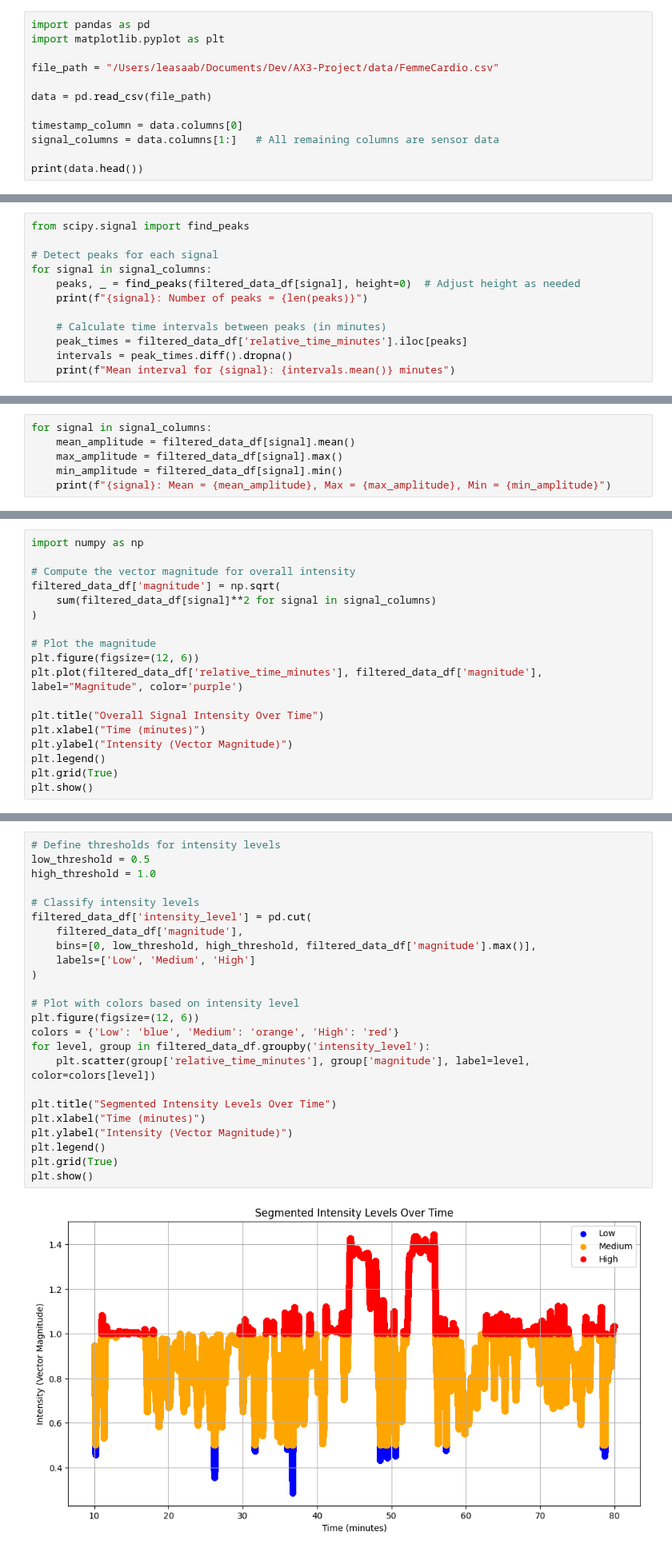
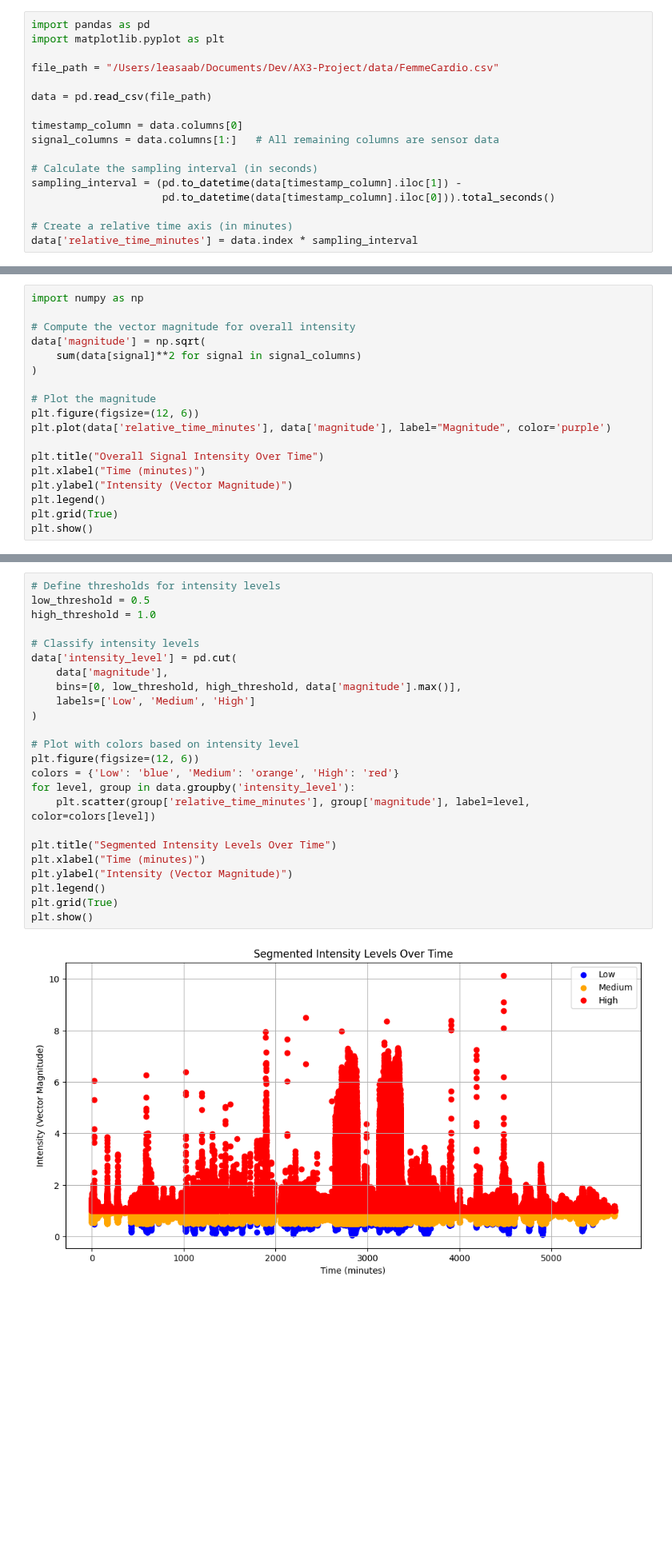
Before and after one commit to leyah-sa/AX3-Project, a Jupyter notebook: notebooks/Smoker/Smoker-analysis.ipynb, the cells around one changed output, grey strips where cells are left out. Shown at 80% size. Cells and saved outputs as stored; diff of their text form; blank space fills up the shorter version.

```diff
--- a/notebooks/Smoker/Smoker-analysis.ipynb
+++ b/notebooks/Smoker/Smoker-analysis.ipynb
@@ -9,4 +9,9 @@ data = pd.read_csv(file_path)
 timestamp_column = data.columns[0]
 signal_columns = data.columns[1:]   # All remaining columns are sensor data
 
-print(data.head())
+# Calculate the sampling interval (in seconds)
+sampling_interval = (pd.to_datetime(data[timestamp_column].iloc[1]) -
+                     pd.to_datetime(data[timestamp_column].iloc[0])).total_seconds()
+
+# Create a relative time axis (in minutes)
+data['relative_time_minutes'] = data.index * sampling_interval
@@ -496,12 +59,0 @@ Use peak detection to calculate metrics like step cadence or repetitions:
-# %%
-from scipy.signal import find_peaks
-
-# Detect peaks for each signal
-for signal in signal_columns:
-    peaks, _ = find_peaks(filtered_data_df[signal], height=0)  # Adjust height as needed
-    print(f"{signal}: Number of peaks = {len(peaks)}")
-
-    # Calculate time intervals between peaks (in minutes)
-    peak_times = filtered_data_df['relative_time_minutes'].iloc[peaks]
-    intervals = peak_times.diff().dropna()
-    print(f"Mean interval for {signal}: {intervals.mean()} minutes")
@@ -565,6 +59,0 @@ Compute statistics for signal amplitude to compare intensity across time:
-# %%
-for signal in signal_columns:
-    mean_amplitude = filtered_data_df[signal].mean()
-    max_amplitude = filtered_data_df[signal].max()
-    min_amplitude = filtered_data_df[signal].min()
-    print(f"{signal}: Mean = {mean_amplitude}, Max = {max_amplitude}, Min = {min_amplitude}")
@@ -576,13 +63,13 @@ for signal in signal_columns:
 import numpy as np
 
 # Compute the vector magnitude for overall intensity
-filtered_data_df['magnitude'] = np.sqrt(
-    sum(filtered_data_df[signal]**2 for signal in signal_columns)
+data['magnitude'] = np.sqrt(
+    sum(data[signal]**2 for signal in signal_columns)
 )
 
 # Plot the magnitude
 plt.figure(figsize=(12, 6))
-plt.plot(filtered_data_df['relative_time_minutes'], filtered_data_df['magnitude'], label="Magnitude", color='purple')
+plt.plot(data['relative_time_minutes'], data['magnitude'], label="Magnitude", color='purple')
 
 plt.title("Overall Signal Intensity Over Time")
 plt.xlabel("Time (minutes)")
@@ -601,29 +88,29 @@ Heatmaps are excellent for showing how intensity changes for each axis over time
 # %%
 # Define thresholds for intensity levels
 low_threshold = 0.5
 high_threshold = 1.0
 
 # Classify intensity levels
-filtered_data_df['intensity_level'] = pd.cut(
-    filtered_data_df['magnitude'],
-    bins=[0, low_threshold, high_threshold, filtered_data_df['magnitude'].max()],
+data['intensity_level'] = pd.cut(
+    data['magnitude'],
+    bins=[0, low_threshold, high_threshold, data['magnitude'].max()],
     labels=['Low', 'Medium', 'High']
 )
 
 # Plot with colors based on intensity level
 plt.figure(figsize=(12, 6))
 colors = {'Low': 'blue', 'Medium': 'orange', 'High': 'red'}
-for level, group in filtered_data_df.groupby('intensity_level'):
+for level, group in data.groupby('intensity_level'):
     plt.scatter(group['relative_time_minutes'], group['magnitude'], label=level, color=colors[level])
 
 plt.title("Segmented Intensity Levels Over Time")
 plt.xlabel("Time (minutes)")
 plt.ylabel("Intensity (Vector Magnitude)")
 plt.legend()
 plt.grid(True)
 plt.show()
 # %% [output]
-[figure, old version]
+[figure, new version]
 # %% [markdown]
 The scatter plot have points colored based on intensity. This helps visually identify periods of high activity intensity.
 # %% [markdown]
```
Also changed, not shown: parts of 38 cells of this notebook.
